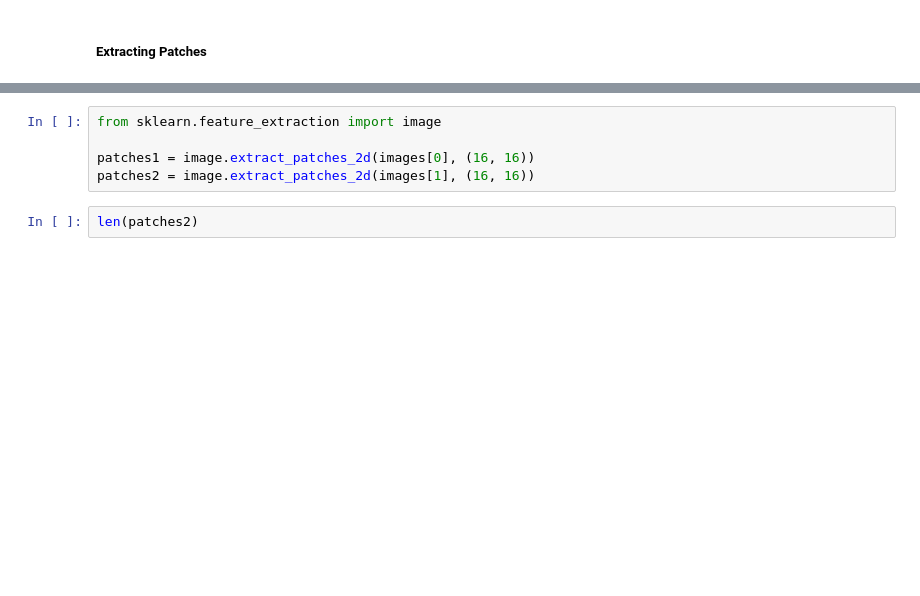
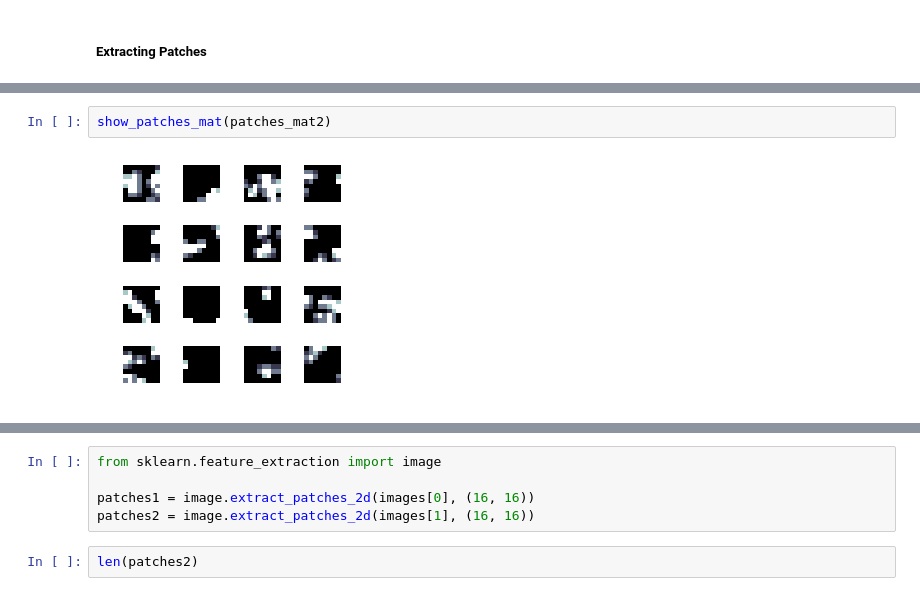
Before and after one commit to dsaffo/ibv, a Jupyter notebook: marys/lgn_patching.ipynb, the cells around one changed output, grey strips where cells are left out. Saved outputs shown, nothing was run; the diff lists cells and outputs as text; blank space fills up the shorter version.

```diff
--- a/marys/lgn_patching.ipynb
+++ b/marys/lgn_patching.ipynb
@@ -320,0 +345,4 @@ show_patches_mat(patches_mat)
+# %%
+show_patches_mat(patches_mat2)
+# %% [output]
+[figure, added]
```
Also changed, not shown: parts of 10 cells of this notebook, 4 other files.
